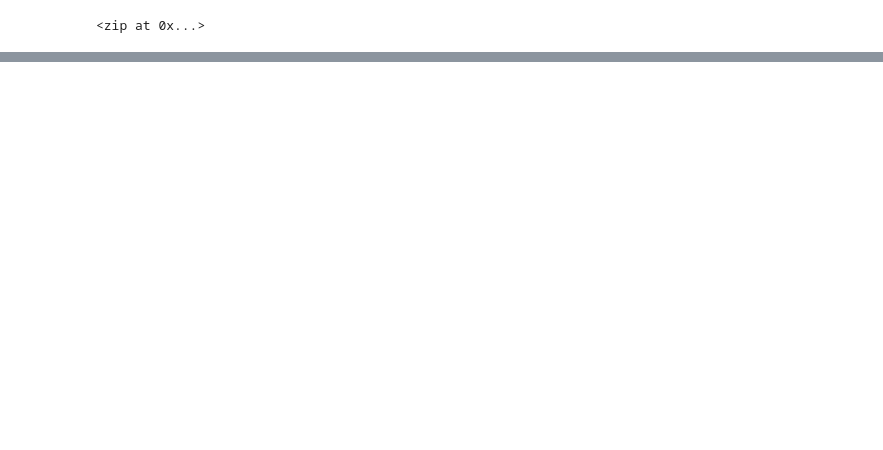
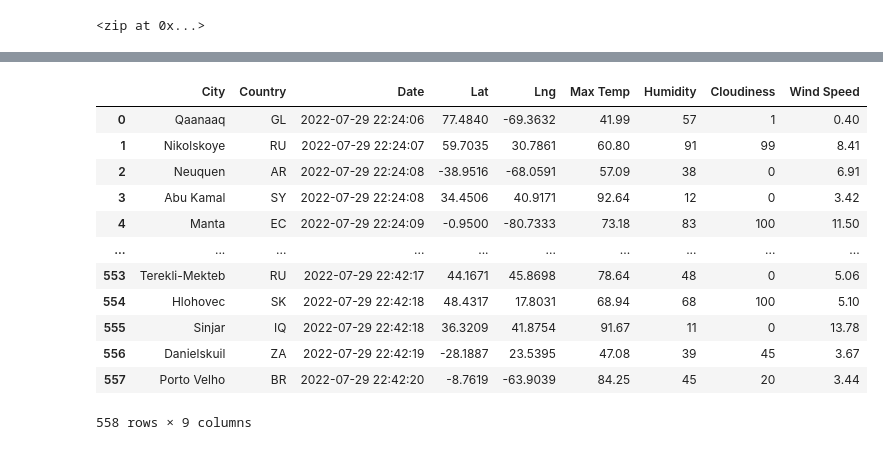
Before and after one commit to tyannellis/World_Weather_Analysis, a Jupyter notebook: WeatherPy.ipynb, the cells around one changed output, grey strips where cells are left out. Cells and saved outputs as stored; diff of their text form; code cells hidden in the pictures; blank space fills up the shorter version.

```diff
--- a/WeatherPy.ipynb
+++ b/WeatherPy.ipynb
@@ -90,0 +103,10 @@ len(cities)
+# %%
+# Create an empty list to hold the weather data.
+city_data = []
+# Print the beginning of the logging.
+print("Beginning Data Retrieval     ")
+print("-----------------------------")
+
+# Create counters.
+record_count = 1
+set_count = 1
@@ -90,0 +191,4 @@ len(cities)
+# %%
+# Convert the array of dictionaries to a Pandas DataFrame.
+city_data_df = pd.DataFrame(city_data)
+city_data_df.head(10)
@@ -90,0 +207,3 @@ len(cities)
+# %%
+new_column_order = ["City","Country","Date","Lat","Lng","Max Temp","Humidity","Cloudiness","Wind Speed"]
+new_column_order
@@ -90,0 +220,18 @@ len(cities)
+# %%
+city_data_df_new = city_data_df[new_column_order]
+# %%
+city_data_df_new
+# %% [output]
+|  | City | Country | Date | Lat | Lng | Max Temp | Humidity | Cloudiness | Wind Speed |
+| 0 | Qaanaaq | GL | 2022-07-29 22:24:06 | 77.4840 | -69.3632 | 41.99 | 57 | 1 | 0.40 |
+| 1 | Nikolskoye | RU | 2022-07-29 22:24:07 | 59.7035 | 30.7861 | 60.80 | 91 | 99 | 8.41 |
+| 2 | Neuquen | AR | 2022-07-29 22:24:08 | -38.9516 | -68.0591 | 57.09 | 38 | 0 | 6.91 |
+| 3 | Abu Kamal | SY | 2022-07-29 22:24:08 | 34.4506 | 40.9171 | 92.64 | 12 | 0 | 3.42 |
+| 4 | Manta | EC | 2022-07-29 22:24:09 | -0.9500 | -80.7333 | 73.18 | 83 | 100 | 11.50 |
+| ... | ... | ... | ... | ... | ... | ... | ... | ... | ... |
+| 553 | Terekli-Mekteb | RU | 2022-07-29 22:42:17 | 44.1671 | 45.8698 | 78.64 | 48 | 0 | 5.06 |
+| 554 | Hlohovec | SK | 2022-07-29 22:42:18 | 48.4317 | 17.8031 | 68.94 | 68 | 100 | 5.10 |
+| 555 | Sinjar | IQ | 2022-07-29 22:42:18 | 36.3209 | 41.8754 | 91.67 | 11 | 0 | 13.78 |
+| 556 | Danielskuil | ZA | 2022-07-29 22:42:19 | -28.1887 | 23.5395 | 47.08 | 39 | 45 | 3.67 |
+| 557 | Porto Velho | BR | 2022-07-29 22:42:20 | -8.7619 | -63.9039 | 84.25 | 45 | 20 | 3.44 |
+558 rows × 9 columns
```
Also changed, not shown: parts of 17 cells of this notebook, 4 other files.
